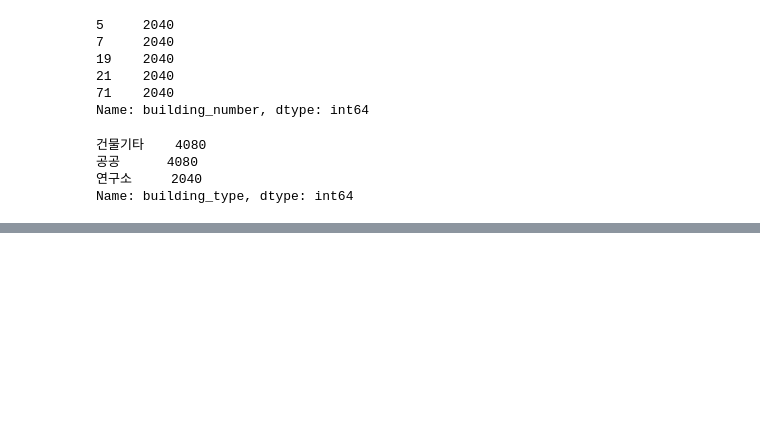
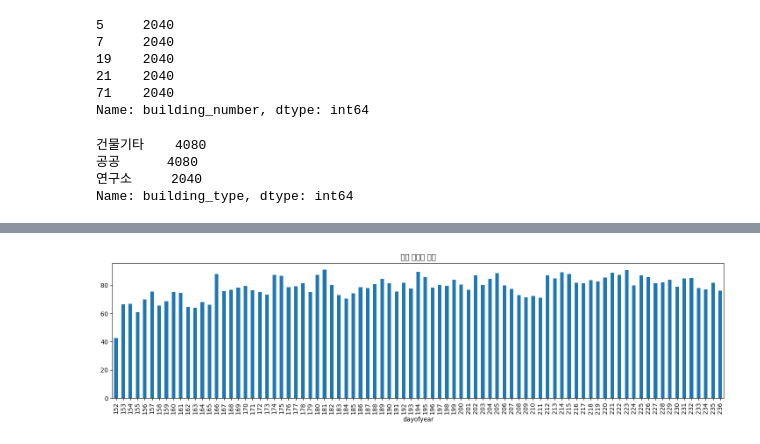
Before and after one commit to noweahc/energy, a Jupyter notebook: EDA.ipynb, the cells around one changed output, grey strips where cells are left out. Drawn from its saved outputs; the diff is of its cells as text; code cells hidden in the pictures; blank space fills up the shorter version.

```diff
--- a/EDA.ipynb
+++ b/EDA.ipynb
@@ -166,0 +219,6 @@ Name: building_type, dtype: int64
+# %%
+(train.groupby(['dayofyear'])['humidity'].mean()).plot(kind='bar', figsize=(18, 4))
+plt.title('일별 습도 추이')
+plt.show()
+# %% [output]
+[figure, added]
```
Also changed, not shown: parts of 10 cells of this notebook.
